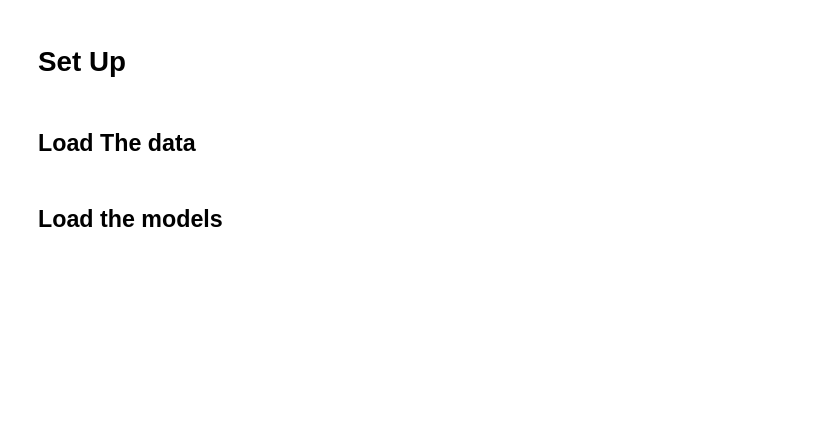
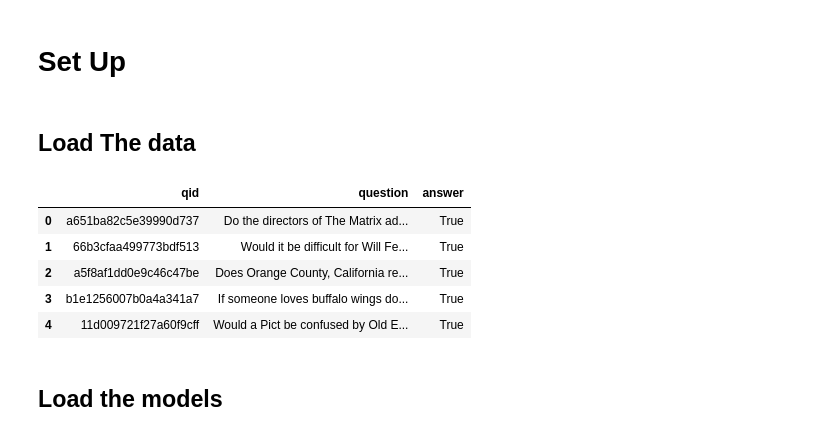
Before and after one commit to ArnavShahor/NLP, a Jupyter notebook: HW3/prompting_for_reasoning/prompting_for_reasoning.ipynb, the cells around one changed output. Cells and saved outputs as stored; diff of their text form; code cells hidden in the pictures; blank space fills up the shorter version.

```diff
--- a/HW3/prompting_for_reasoning/prompting_for_reasoning.ipynb
+++ b/HW3/prompting_for_reasoning/prompting_for_reasoning.ipynb
@@ -9,8 +9,15 @@ import numpy as np
 ## Load The data
 # %%
 ### UPLOAD THE strategyqa_testset JSON FILE TO COLAB
-df = pd.read_json("/content/strategyqa_testset_50.json")
+df = pd.read_json("strategyqa_testset_50.json")
 df.head()
+# %% [output]
+|  | qid | question | answer |
+| 0 | a651ba82c5e39990d737 | Do the directors of The Matrix ad... | True |
+| 1 | 66b3cfaa499773bdf513 | Would it be difficult for Will Fe... | True |
+| 2 | a5f8af1dd0e9c46c47be | Does Orange County, California re... | True |
+| 3 | b1e1256007b0a4a341a7 | If someone loves buffalo wings do... | True |
+| 4 | 11d009721f27a60f9cff | Would a Pict be confused by Old E... | True |
 # %% [markdown]
 ## Load the models
 # %% [markdown]
```
Also changed, not shown: parts of 34 cells of this notebook.
